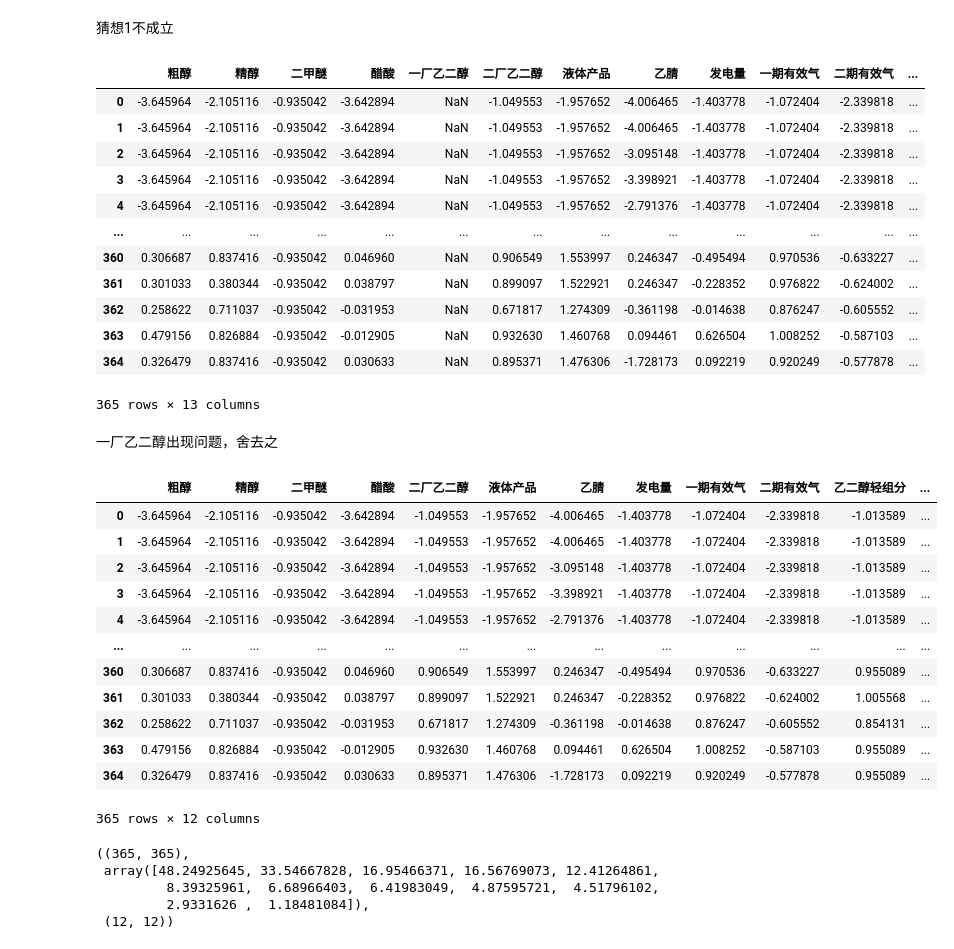
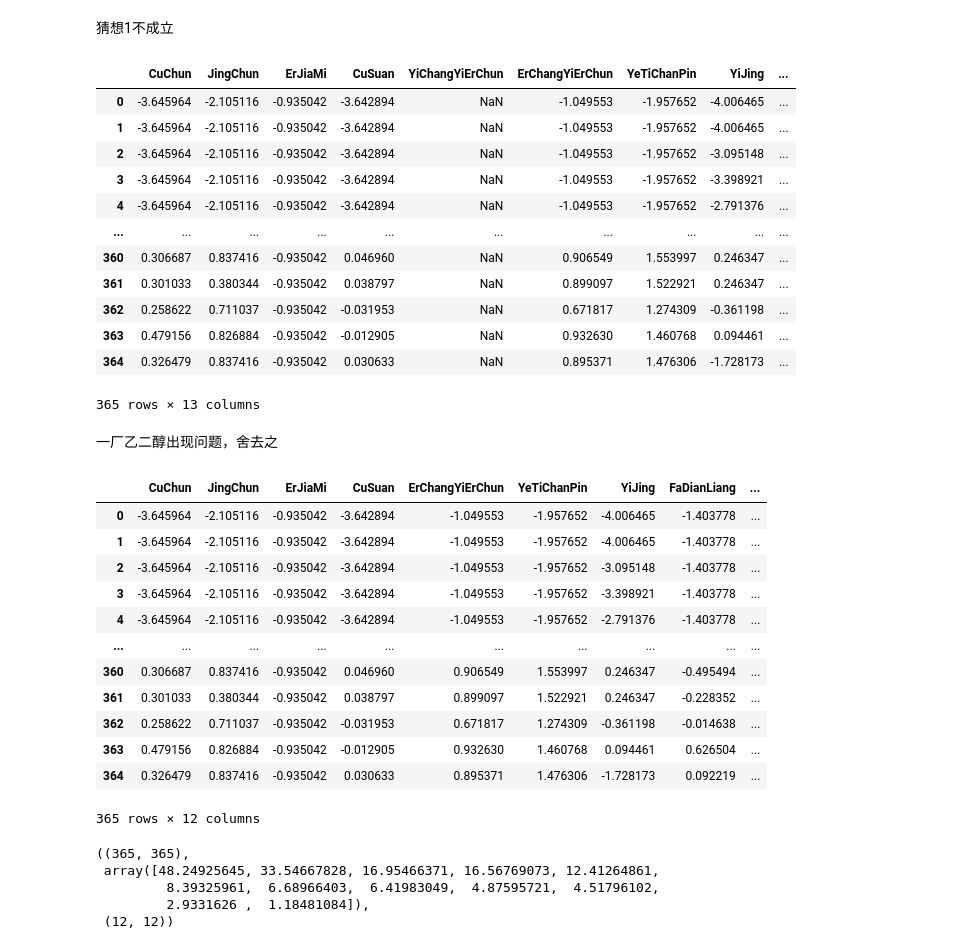
Before and after one commit to HuangHuangZhengZheng/45thPRP, a Jupyter notebook: EDAandPCA.ipynb, the cells around one changed output. Saved outputs shown, nothing was run; the diff lists cells and outputs as text; code cells hidden in the pictures.

```diff
--- a/EDAandPCA.ipynb
+++ b/EDAandPCA.ipynb
@@ -22,7 +22,7 @@ data.head()
 Down below we perform PCA on data.
 # %%
 data = data.fillna(0) # 根据节假日置零!
-c_feature = data.drop(['燃煤'], axis=1)
-c_target = data['燃煤']
+c_feature = data.drop(['RanMei'], axis=1)
+c_target = data['RanMei']
 c_feature.head()
 # %% [output]
@@ -79,37 +79,37 @@ c_standardized.shape
 # %%
 c_standardized
 # %% [output]
-|  | 粗醇 | 精醇 | 二甲醚 | 醋酸 | 一厂乙二醇 | 二厂乙二醇 | 液体产品 | 乙腈 | 发电量 | 一期有效气 | 二期有效气 | ... |
-| 0 | -3.645964 | -2.105116 | -0.935042 | -3.642894 | NaN | -1.049553 | -1.957652 | -4.006465 | -1.403778 | -1.072404 | -2.339818 | ... |
-| 1 | -3.645964 | -2.105116 | -0.935042 | -3.642894 | NaN | -1.049553 | -1.957652 | -4.006465 | -1.403778 | -1.072404 | -2.339818 | ... |
-| 2 | -3.645964 | -2.105116 | -0.935042 | -3.642894 | NaN | -1.049553 | -1.957652 | -3.095148 | -1.403778 | -1.072404 | -2.339818 | ... |
-| 3 | -3.645964 | -2.105116 | -0.935042 | -3.642894 | NaN | -1.049553 | -1.957652 | -3.398921 | -1.403778 | -1.072404 | -2.339818 | ... |
-| 4 | -3.645964 | -2.105116 | -0.935042 | -3.642894 | NaN | -1.049553 | -1.957652 | -2.791376 | -1.403778 | -1.072404 | -2.339818 | ... |
-| ... | ... | ... | ... | ... | ... | ... | ... | ... | ... | ... | ... | ... |
-| 360 | 0.306687 | 0.837416 | -0.935042 | 0.046960 | NaN | 0.906549 | 1.553997 | 0.246347 | -0.495494 | 0.970536 | -0.633227 | ... |
-| 361 | 0.301033 | 0.380344 | -0.935042 | 0.038797 | NaN | 0.899097 | 1.522921 | 0.246347 | -0.228352 | 0.976822 | -0.624002 | ... |
-| 362 | 0.258622 | 0.711037 | -0.935042 | -0.031953 | NaN | 0.671817 | 1.274309 | -0.361198 | -0.014638 | 0.876247 | -0.605552 | ... |
-| 363 | 0.479156 | 0.826884 | -0.935042 | -0.012905 | NaN | 0.932630 | 1.460768 | 0.094461 | 0.626504 | 1.008252 | -0.587103 | ... |
-| 364 | 0.326479 | 0.837416 | -0.935042 | 0.030633 | NaN | 0.895371 | 1.476306 | -1.728173 | 0.092219 | 0.920249 | -0.577878 | ... |
+|  | CuChun | JingChun | ErJiaMi | CuSuan | YiChangYiErChun | ErChangYiErChun | YeTiChanPin | YiJing | ... |
+| 0 | -3.645964 | -2.105116 | -0.935042 | -3.642894 | NaN | -1.049553 | -1.957652 | -4.006465 | ... |
+| 1 | -3.645964 | -2.105116 | -0.935042 | -3.642894 | NaN | -1.049553 | -1.957652 | -4.006465 | ... |
+| 2 | -3.645964 | -2.105116 | -0.935042 | -3.642894 | NaN | -1.049553 | -1.957652 | -3.095148 | ... |
+| 3 | -3.645964 | -2.105116 | -0.935042 | -3.642894 | NaN | -1.049553 | -1.957652 | -3.398921 | ... |
+| 4 | -3.645964 | -2.105116 | -0.935042 | -3.642894 | NaN | -1.049553 | -1.957652 | -2.791376 | ... |
+| ... | ... | ... | ... | ... | ... | ... | ... | ... | ... |
+| 360 | 0.306687 | 0.837416 | -0.935042 | 0.046960 | NaN | 0.906549 | 1.553997 | 0.246347 | ... |
+| 361 | 0.301033 | 0.380344 | -0.935042 | 0.038797 | NaN | 0.899097 | 1.522921 | 0.246347 | ... |
+| 362 | 0.258622 | 0.711037 | -0.935042 | -0.031953 | NaN | 0.671817 | 1.274309 | -0.361198 | ... |
+| 363 | 0.479156 | 0.826884 | -0.935042 | -0.012905 | NaN | 0.932630 | 1.460768 | 0.094461 | ... |
+| 364 | 0.326479 | 0.837416 | -0.935042 | 0.030633 | NaN | 0.895371 | 1.476306 | -1.728173 | ... |
 365 rows × 13 columns
 # %% [markdown]
 一厂乙二醇出现问题，舍去之
 # %%
-c_standardized = c_standardized.drop(['一厂乙二醇'], axis=1)
+c_standardized = c_standardized.drop(['YiChangYiErChun'], axis=1)
 c_standardized
 # %% [output]
-|  | 粗醇 | 精醇 | 二甲醚 | 醋酸 | 二厂乙二醇 | 液体产品 | 乙腈 | 发电量 | 一期有效气 | 二期有效气 | 乙二醇轻组分 | ... |
-| 0 | -3.645964 | -2.105116 | -0.935042 | -3.642894 | -1.049553 | -1.957652 | -4.006465 | -1.403778 | -1.072404 | -2.339818 | -1.013589 | ... |
-| 1 | -3.645964 | -2.105116 | -0.935042 | -3.642894 | -1.049553 | -1.957652 | -4.006465 | -1.403778 | -1.072404 | -2.339818 | -1.013589 | ... |
-| 2 | -3.645964 | -2.105116 | -0.935042 | -3.642894 | -1.049553 | -1.957652 | -3.095148 | -1.403778 | -1.072404 | -2.339818 | -1.013589 | ... |
-| 3 | -3.645964 | -2.105116 | -0.935042 | -3.642894 | -1.049553 | -1.957652 | -3.398921 | -1.403778 | -1.072404 | -2.339818 | -1.013589 | ... |
-| 4 | -3.645964 | -2.105116 | -0.935042 | -3.642894 | -1.049553 | -1.957652 | -2.791376 | -1.403778 | -1.072404 | -2.339818 | -1.013589 | ... |
-| ... | ... | ... | ... | ... | ... | ... | ... | ... | ... | ... | ... | ... |
-| 360 | 0.306687 | 0.837416 | -0.935042 | 0.046960 | 0.906549 | 1.553997 | 0.246347 | -0.495494 | 0.970536 | -0.633227 | 0.955089 | ... |
-| 361 | 0.301033 | 0.380344 | -0.935042 | 0.038797 | 0.899097 | 1.522921 | 0.246347 | -0.228352 | 0.976822 | -0.624002 | 1.005568 | ... |
-| 362 | 0.258622 | 0.711037 | -0.935042 | -0.031953 | 0.671817 | 1.274309 | -0.361198 | -0.014638 | 0.876247 | -0.605552 | 0.854131 | ... |
-| 363 | 0.479156 | 0.826884 | -0.935042 | -0.012905 | 0.932630 | 1.460768 | 0.094461 | 0.626504 | 1.008252 | -0.587103 | 0.955089 | ... |
-| 364 | 0.326479 | 0.837416 | -0.935042 | 0.030633 | 0.895371 | 1.476306 | -1.728173 | 0.092219 | 0.920249 | -0.577878 | 0.955089 | ... |
+|  | CuChun | JingChun | ErJiaMi | CuSuan | ErChangYiErChun | YeTiChanPin | YiJing | FaDianLiang | ... |
+| 0 | -3.645964 | -2.105116 | -0.935042 | -3.642894 | -1.049553 | -1.957652 | -4.006465 | -1.403778 | ... |
+| 1 | -3.645964 | -2.105116 | -0.935042 | -3.642894 | -1.049553 | -1.957652 | -4.006465 | -1.403778 | ... |
+| 2 | -3.645964 | -2.105116 | -0.935042 | -3.642894 | -1.049553 | -1.957652 | -3.095148 | -1.403778 | ... |
+| 3 | -3.645964 | -2.105116 | -0.935042 | -3.642894 | -1.049553 | -1.957652 | -3.398921 | -1.403778 | ... |
+| 4 | -3.645964 | -2.105116 | -0.935042 | -3.642894 | -1.049553 | -1.957652 | -2.791376 | -1.403778 | ... |
+| ... | ... | ... | ... | ... | ... | ... | ... | ... | ... |
+| 360 | 0.306687 | 0.837416 | -0.935042 | 0.046960 | 0.906549 | 1.553997 | 0.246347 | -0.495494 | ... |
+| 361 | 0.301033 | 0.380344 | -0.935042 | 0.038797 | 0.899097 | 1.522921 | 0.246347 | -0.228352 | ... |
+| 362 | 0.258622 | 0.711037 | -0.935042 | -0.031953 | 0.671817 | 1.274309 | -0.361198 | -0.014638 | ... |
+| 363 | 0.479156 | 0.826884 | -0.935042 | -0.012905 | 0.932630 | 1.460768 | 0.094461 | 0.626504 | ... |
+| 364 | 0.326479 | 0.837416 | -0.935042 | 0.030633 | 0.895371 | 1.476306 | -1.728173 | 0.092219 | ... |
 365 rows × 12 columns
 # %%
 u1, s1, vt1 = np.linalg.svd(c_standardized)
```
Also changed, not shown: parts of 10 cells of this notebook, 4 other files.
